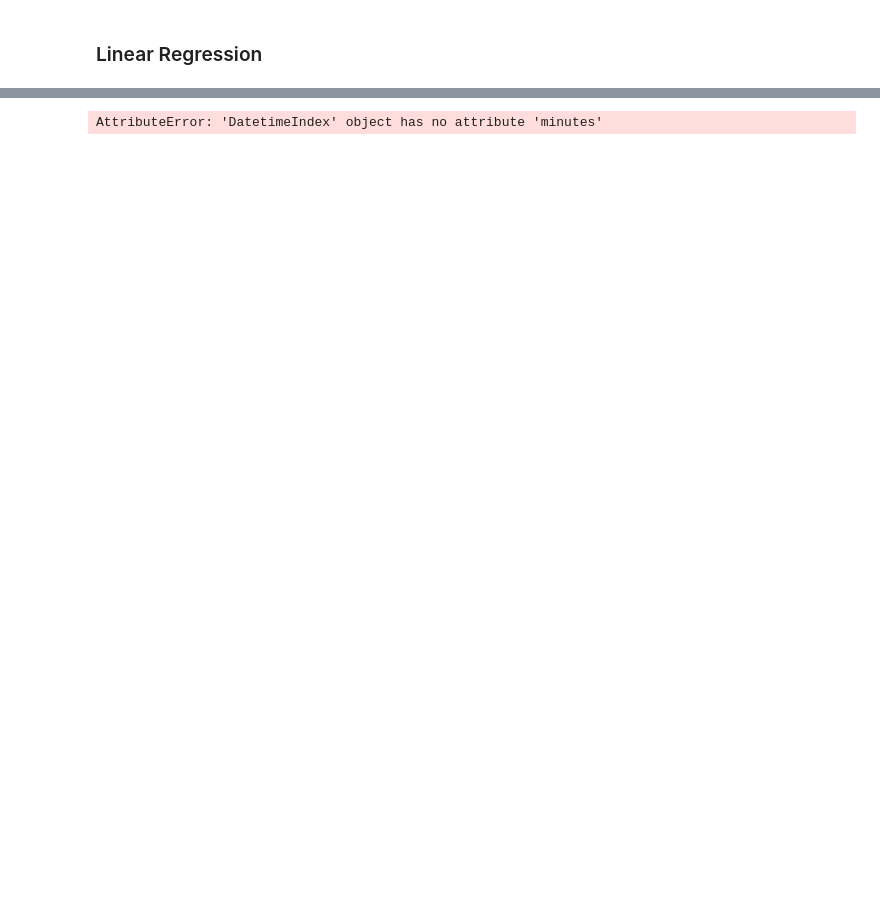
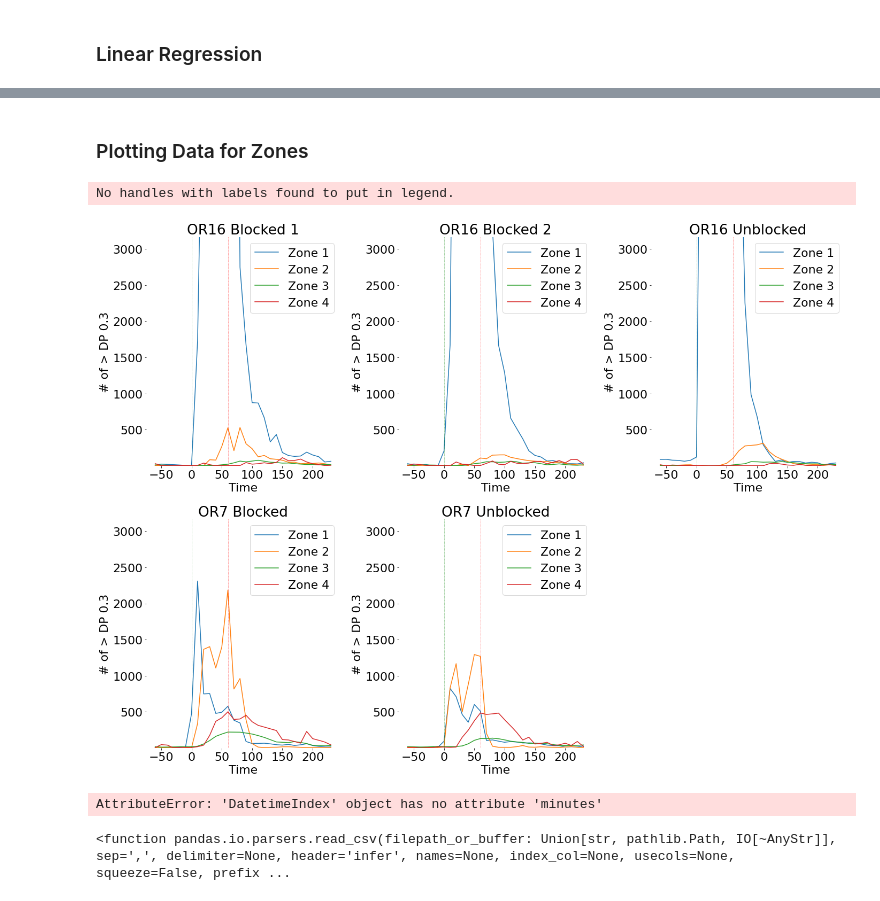
Before and after one commit to rrochlin/UWMedDecember, a Jupyter notebook: Analysis.ipynb, the cells around one changed output, grey strips where cells are left out. Drawn from its saved outputs; the diff is of its cells as text; code cells hidden in the pictures; blank space fills up the shorter version.

```diff
--- a/Analysis.ipynb
+++ b/Analysis.ipynb
@@ -275,4 +361,52 @@ for idx,x in enumerate(stAvgDf):
+# %% [markdown]
+### Plotting Data for Zones
+# %%
+
+fig,sPlt=plt.subplots(2,3,sharex=False,sharey=False,figsize=(20,15))
+fig.delaxes(sPlt[1,2])
+DataFrame = stAvgDf
+for idx,x in enumerate(DataFrame):
+    for loop,zone in enumerate(DataFrame[x].columns[17:]):
+        # if True:
+
+        if re.match(r"Zone",zone):
+
+            yData = (DataFrame[x][zone])
+            xData = [i for i in range(-60,len(yData)-60)]
+
+            sPlt[1 if idx > 2 else 0][idx%3].plot(xData,yData,color = color[loop],label = zone)
+
+    sPlt[1 if idx > 2 else 0][idx%3].plot([60,60], [1,10**4.5], "--", lw=0.5, color="red", alpha=0.75)
+    sPlt[1 if idx > 2 else 0][idx%3].plot([0,0], [1,10**4.5], "--", lw=0.5, color="green", alpha=0.75)
+    sPlt[1 if idx > 2 else 0][idx%3].set(title=x,xlabel='Time',ylabel='# of > DP 0.3')
+
+
+for el in sPlt:
+    for ax in el:
+        ax.spines["top"].set_visible(False)
+        ax.spines["bottom"].set_visible(False)
+        ax.spines["right"].set_visible(False)
+        ax.spines["left"].set_visible(False)
+        ax.legend()
+        # ax.set_yscale('log')
+        ax.set_ylim([1,10**3.5])
+
+# sPlt[0][1].set(title='OR7 Blocked',xlabel='Time',ylabel='Log of Particle concentration')
+# sPlt[0][0].set(title='OR16 Blocked 1')
+plt.tight_layout()
+plt.rcParams.update({'font.size':16})
+
+# sPlt.yscale("log")
+
+# sPlt.ylim([1,10**2])
+# %% [output]
+No handles with labels found to put in legend.
+[figure, added]
 # %%
 pd.date_range(pd.Timestamp('12:00'),pd.Timestamp('12:05'),freq = 'S').minutes()
 # %% [output]
 AttributeError: 'DatetimeIndex' object has no attribute 'minutes'
+# %%
+pd.read_csv
+# %% [output]
+<function pandas.io.parsers.read_csv(filepath_or_buffer: Union[str, pathlib.Path, IO[~AnyStr]], sep=',', delimiter=None, header='infer', names=None, index_col=None, usecols=None, squeeze=False, prefix ...
```
Also changed, not shown: parts of 24 cells of this notebook, 1 other file.
